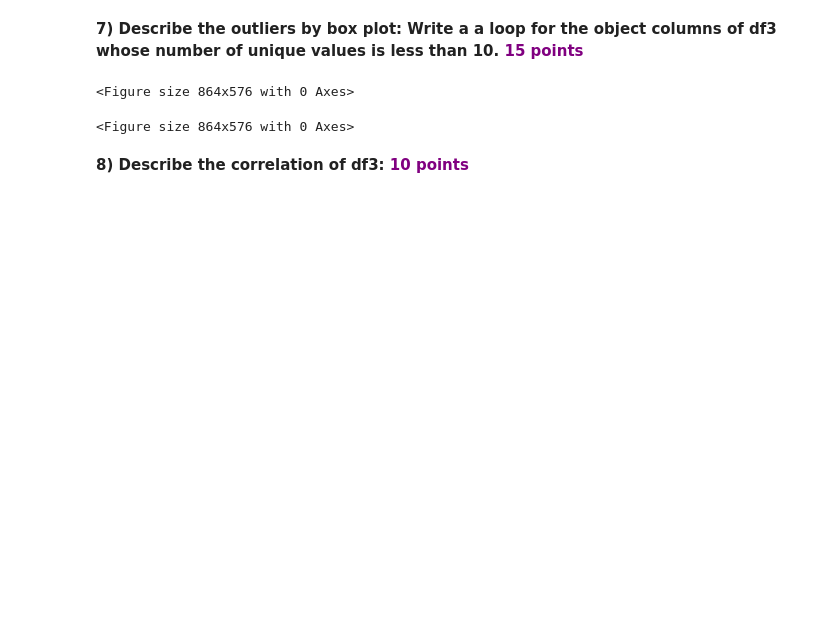
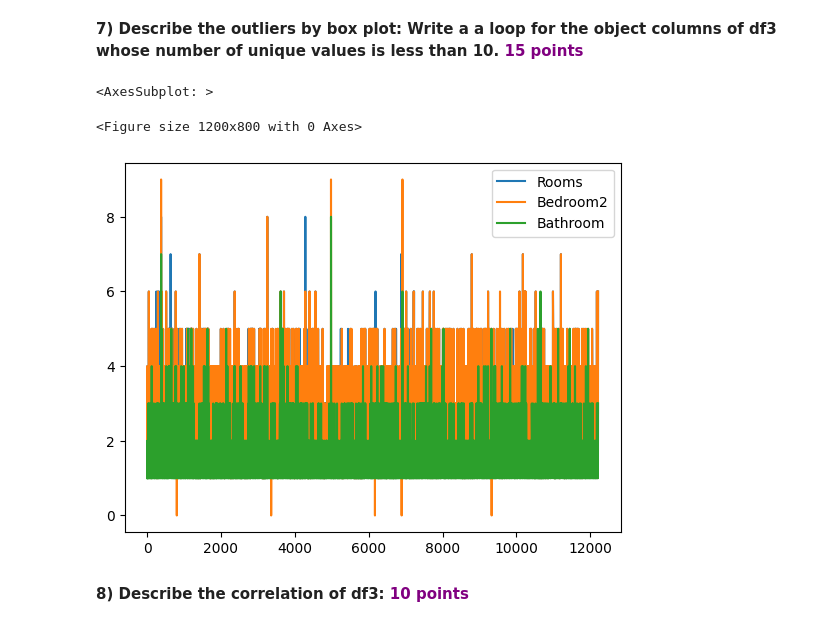
Before and after one commit to MSc-in-Software-Engineer/data-visualization, a Jupyter notebook: #2_homework/Assignment 2.ipynb, the cells around one changed output. Drawn from its saved outputs; the diff is of its cells as text; code cells hidden in the pictures; blank space fills up the shorter version.

```diff
--- a/#2_homework/Assignment 2.ipynb
+++ b/#2_homework/Assignment 2.ipynb
@@ -29,2 +72,5 @@ __2) describe the null values of each features - <font color='purple'> 5 points
 # %% [markdown]
 __3) Deal with the na values: try to apply the best strategy. That is, if the number of nan values are too much then remove the column if the column is not necessary. Otherwise, you can remove them from the dataset or you can fill na with an appropriate strategy. Save the rearranged form as df2 without changing df - <font color='purple'> 10 points </font>__
+# %%
+df2 = df.dropna(axis=0, how="any")
+df2.dropna(how='any', inplace=True)
@@ -31,3 +102,6 @@ __3) Deal with the na values: try to apply the best strategy. That is, if the nu
 # %% [markdown]
 __4) Select the 'Suburb', 'Address', 'Rooms', 'Type', 'Price','Distance', 'Bedroom2', 'Bathroom', 'Car',
     'Regionname', 'Propertycount' columns to describe df3: <font color='purple'> 5 points </font>__
+# %%
+df3 = df2[["Suburb", "Address", "Rooms", "Type", "Price", "Distance", "Bedroom2", "Bathroom", "Car"]]
+print(f"df3 columns; \n\n{df3.columns}")
@@ -43,8 +176,11 @@ __6)Describe the counts of unique values of 'Suburb','Type','Regionname', 'Prope
 __7) Describe the outliers by box plot: Write a a loop for the object columns of df3 whose number of unique values is less than 10.  <font color='purple'> 15 points </font>__
 # %%
 plt.figure(figsize=(12,8))
+loop_results = df3.loc[:, df3.apply(lambda x: x.nunique()) <= 10]
+loop_results.plot()
 # %% [output]
-<Figure size 864x576 with 0 Axes>
+<AxesSubplot: >
-<Figure size 864x576 with 0 Axes>
+<Figure size 1200x800 with 0 Axes>
+[figure, added]
 # %% [markdown]
 __8) Describe the correlation of df3: <font color='purple'> 10 points </font>__
```
Also changed, not shown: parts of 12 cells of this notebook, 2 other files.
